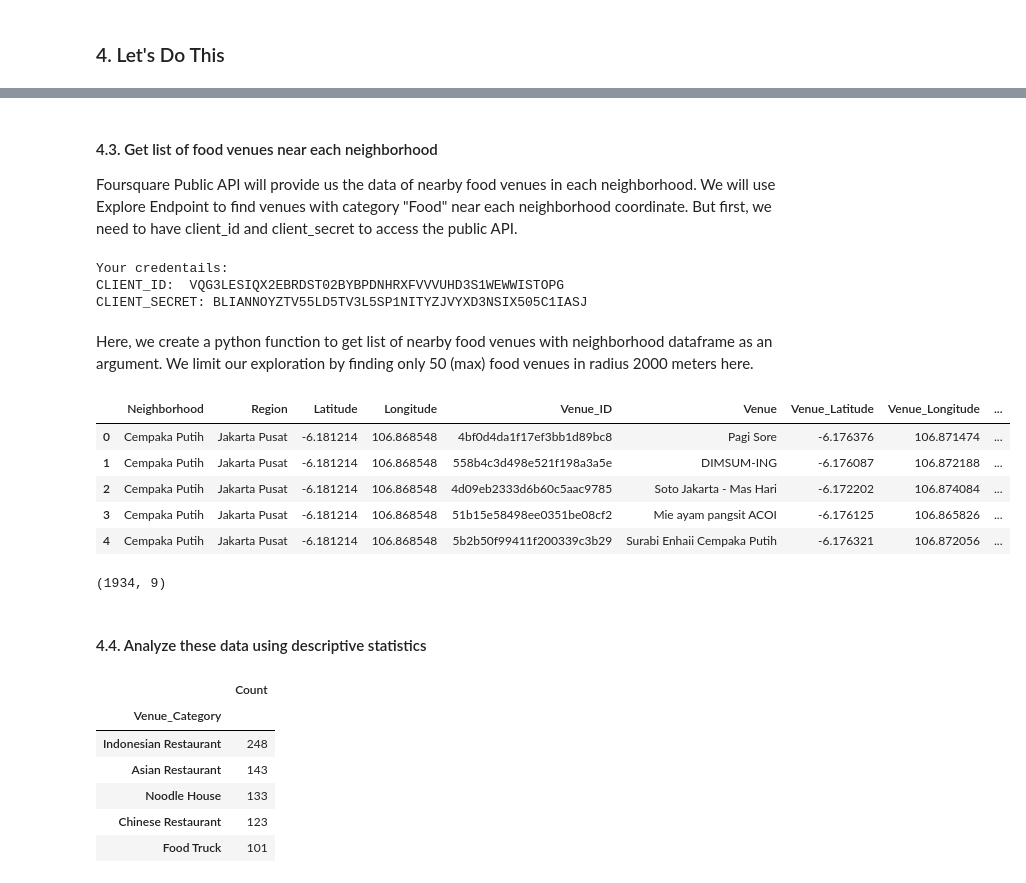
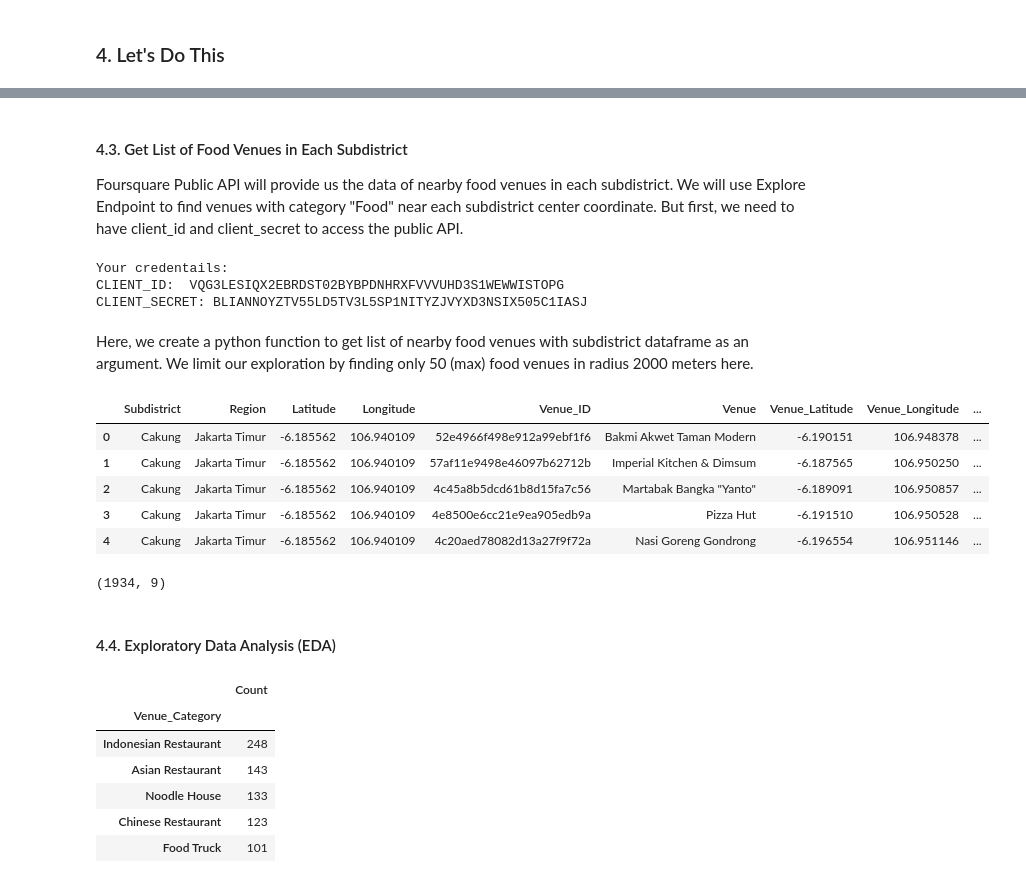
Before and after one commit to vickyysiahaan/FnB_Business_Opportunity_Seeker, a Jupyter notebook: FnB Business Seeker.ipynb, the cells around one changed output, grey strips where cells are left out. Saved outputs shown, nothing was run; the diff lists cells and outputs as text; code cells hidden in the pictures.

```diff
--- a/FnB Business Seeker.ipynb
+++ b/FnB Business Seeker.ipynb
@@ -141,27 +143,27 @@ In this section, we will try to get the coordinate of each neighborhood. We are
 # %%
-# Function to get longitude and latitude of each neighborhood in neighborhood dataframe
-def getLongLat(_neigh_df):
+# Function to get longitude and latitude of each subdistrict in subdistrict dataframe
+def getLongLat(_subd_df):
     # Create Nominatim geolocator agent object
     geolocator = Nominatim(user_agent="test")
 
     # new dataframe of longitude and latitude data
-    longlat_df = pd.DataFrame({"Neighborhood":[], "Longitude":[], "Latitude":[]})
+    longlat_df = pd.DataFrame({"Subdistrict":[], "Longitude":[], "Latitude":[]})
 
     #iterate through each row
-    for index, row in _neigh_df.iterrows():
-        neighborhood = row["Neighborhood"]
+    for index, row in _subd_df.iterrows():
+        subdistrict = row["Subdistrict"]
         region = row["Region"]
-        location = geolocator.geocode(neighborhood + "," + region, timeout=5)
+        location = geolocator.geocode(subdistrict + "," + region, timeout=5)
         new_row = {
-            "Neighborhood": neighborhood,
+            "Subdistrict": subdistrict,
             "Longitude": location.longitude,
             "Latitude": location.latitude,
         }
 
         longlat_df = longlat_df.append(new_row, ignore_index=True)
         time.sleep(1)
-    _neigh_df.set_index("Neighborhood", inplace=True)
-    longlat_df.set_index("Neighborhood", inplace=True)
-    result_df = pd.concat([_neigh_df, longlat_df], axis=1)
+    _subd_df.set_index("Subdistrict", inplace=True)
+    longlat_df.set_index("Subdistrict", inplace=True)
+    result_df = pd.concat([_subd_df, longlat_df], axis=1)
     result_df.reset_index(inplace=True)
     return result_df
@@ -177,0 +170,3 @@ neigh_df.head()
+# %%
+subd_df = getLongLat(subdistrict_df)
+subd_df.head()
@@ -177,0 +182,3 @@ neigh_df.head()
+# %%
+subd_df.sort_values(by=["Subdistrict"], inplace=True)
+subd_df.head()
@@ -178,7 +192,7 @@ neigh_df.head()
 # %% [markdown]
-#### 4.3. Get list of food venues near each neighborhood
+#### 4.3. Get List of Food Venues in Each Subdistrict
 
-Foursquare Public API will provide us the data of nearby food venues in each neighborhood. We will use Explore Endpoint to find venues with category "Food" near each neighborhood coordinate. But first, we need to have client_id and client_secret to access the public API.
+Foursquare Public API will provide us the data of nearby food venues in each subdistrict. We will use Explore Endpoint to find venues with category "Food" near each subdistrict center coordinate. But first, we need to have client_id and client_secret to access the public API.
 # %%
 CLIENT_ID = 'VQG3LESIQX2EBRDST02BYBPDNHRXFVVVUHD3S1WEWWISTOPG' # your Foursquare ID
 CLIENT_SECRET = 'BLIANNOYZTV55LD5TV3L5SP1NITYZJVYXD3NSIX505C1IASJ' # your Foursquare Secret
@@ -192,7 +206,7 @@ Your credentails:
 CLIENT_ID:  VQG3LESIQX2EBRDST02BYBPDNHRXFVVVUHD3S1WEWWISTOPG
 CLIENT_SECRET: BLIANNOYZTV55LD5TV3L5SP1NITYZJVYXD3NSIX505C1IASJ
 # %% [markdown]
-Here, we create a python function to get list of nearby food venues with neighborhood dataframe as an argument. We limit our exploration by finding only 50 (max) food venues in radius 2000 meters here.
+Here, we create a python function to get list of nearby food venues with subdistrict dataframe as an argument. We limit our exploration by finding only 50 (max) food venues in radius 2000 meters here.
 # %%
 def getFoodVenues(_neigh_df, radius=2000):
     FOOD_CATEGORY_ID = "4d4b7105d754a06374d81259"
@@ -200,10 +214,10 @@ def getFoodVenues(_neigh_df, radius=2000):
     venues_list=[]
 
     i = 1
-#     for region, lat, lng in zip(regions, latitudes, longitudes):
+
     for index,row in _neigh_df.iterrows():
         region = row["Region"]
-        neighborhood = row["Neighborhood"]
+        subdistrict = row["Subdistrict"]
         longitude = row["Longitude"]
         latitude = row["Latitude"]
 
@@ -218,17 +232,15 @@ def getFoodVenues(_neigh_df, radius=2000):
             LIMIT,
             FOOD_CATEGORY_ID)
 
-#         print(url)
         # make the GET request
         try:
             results = requests.get(url).json()["response"]['groups'][0]['items']
         except Exception as e:
             print("GAGAL")
-            #print(results)
 
         # return only relevant information for each nearby venue
         venues_list.append([(
-            neighborhood,
+            subdistrict,
             region,
             latitude,
             longitude,
@@ -239,7 +251,7 @@ def getFoodVenues(_neigh_df, radius=2000):
             v['venue']['categories'][0]['name']) for v in results])
 
     nearby_venues = pd.DataFrame([item for venue_list in venues_list for item in venue_list])
-    nearby_venues.columns = ['Neighborhood',
+    nearby_venues.columns = ['Subdistrict',
                   'Region',
                   'Latitude',
                   'Longitude',
@@ -252,20 +264,20 @@ def getFoodVenues(_neigh_df, radius=2000):
     #return new dataframe
     return(nearby_venues)
 # %%
-jakarta_food_venues = getFoodVenues(neigh_df)
+jakarta_food_venues = getFoodVenues(subd_df)
 jakarta_food_venues.head()
 # %% [output]
-|  | Neighborhood | Region | Latitude | Longitude | Venue_ID | Venue | Venue_Latitude | Venue_Longitude | ... |
-| 0 | Cempaka Putih | Jakarta Pusat | -6.181214 | 106.868548 | 4bf0d4da1f17ef3bb1d89bc8 | Pagi Sore | -6.176376 | 106.871474 | ... |
-| 1 | Cempaka Putih | Jakarta Pusat | -6.181214 | 106.868548 | 558b4c3d498e521f198a3a5e | DIMSUM-ING | -6.176087 | 106.872188 | ... |
-| 2 | Cempaka Putih | Jakarta Pusat | -6.181214 | 106.868548 | 4d09eb2333d6b60c5aac9785 | Soto Jakarta - Mas Hari | -6.172202 | 106.874084 | ... |
-| 3 | Cempaka Putih | Jakarta Pusat | -6.181214 | 106.868548 | 51b15e58498ee0351be08cf2 | Mie ayam pangsit ACOI | -6.176125 | 106.865826 | ... |
-| 4 | Cempaka Putih | Jakarta Pusat | -6.181214 | 106.868548 | 5b2b50f99411f200339c3b29 | Surabi Enhaii Cempaka Putih | -6.176321 | 106.872056 | ... |
+|  | Subdistrict | Region | Latitude | Longitude | Venue_ID | Venue | Venue_Latitude | Venue_Longitude | ... |
+| 0 | Cakung | Jakarta Timur | -6.185562 | 106.940109 | 52e4966f498e912a99ebf1f6 | Bakmi Akwet Taman Modern | -6.190151 | 106.948378 | ... |
+| 1 | Cakung | Jakarta Timur | -6.185562 | 106.940109 | 57af11e9498e46097b62712b | Imperial Kitchen & Dimsum | -6.187565 | 106.950250 | ... |
+| 2 | Cakung | Jakarta Timur | -6.185562 | 106.940109 | 4c45a8b5dcd61b8d15fa7c56 | Martabak Bangka "Yanto" | -6.189091 | 106.950857 | ... |
+| 3 | Cakung | Jakarta Timur | -6.185562 | 106.940109 | 4e8500e6cc21e9ea905edb9a | Pizza Hut | -6.191510 | 106.950528 | ... |
+| 4 | Cakung | Jakarta Timur | -6.185562 | 106.940109 | 4c20aed78082d13a27f9f72a | Nasi Goreng Gondrong | -6.196554 | 106.951146 | ... |
 # %%
 jakarta_food_venues.shape
 # %% [output]
 (1934, 9)
-# %% [markdown]
-#### 4.4. Analyze these data using descriptive statistics
+# %% [markdown]
+#### 4.4. Exploratory Data Analysis (EDA)
 # %%
 food_venues_group = jakarta_food_venues.groupby(by=["Venue_Category"]).count()
```
Also changed, not shown: parts of 33 cells of this notebook.
